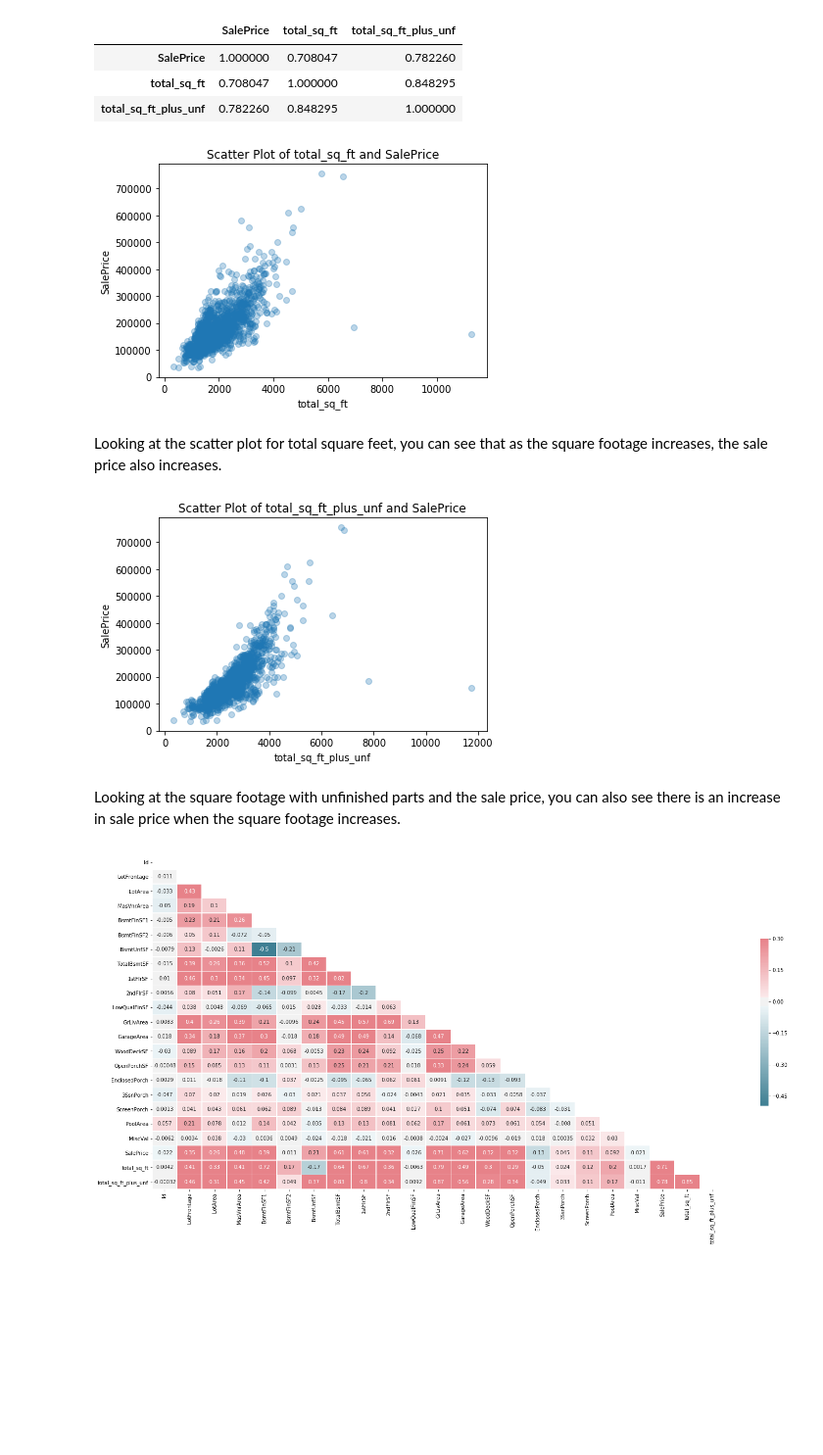
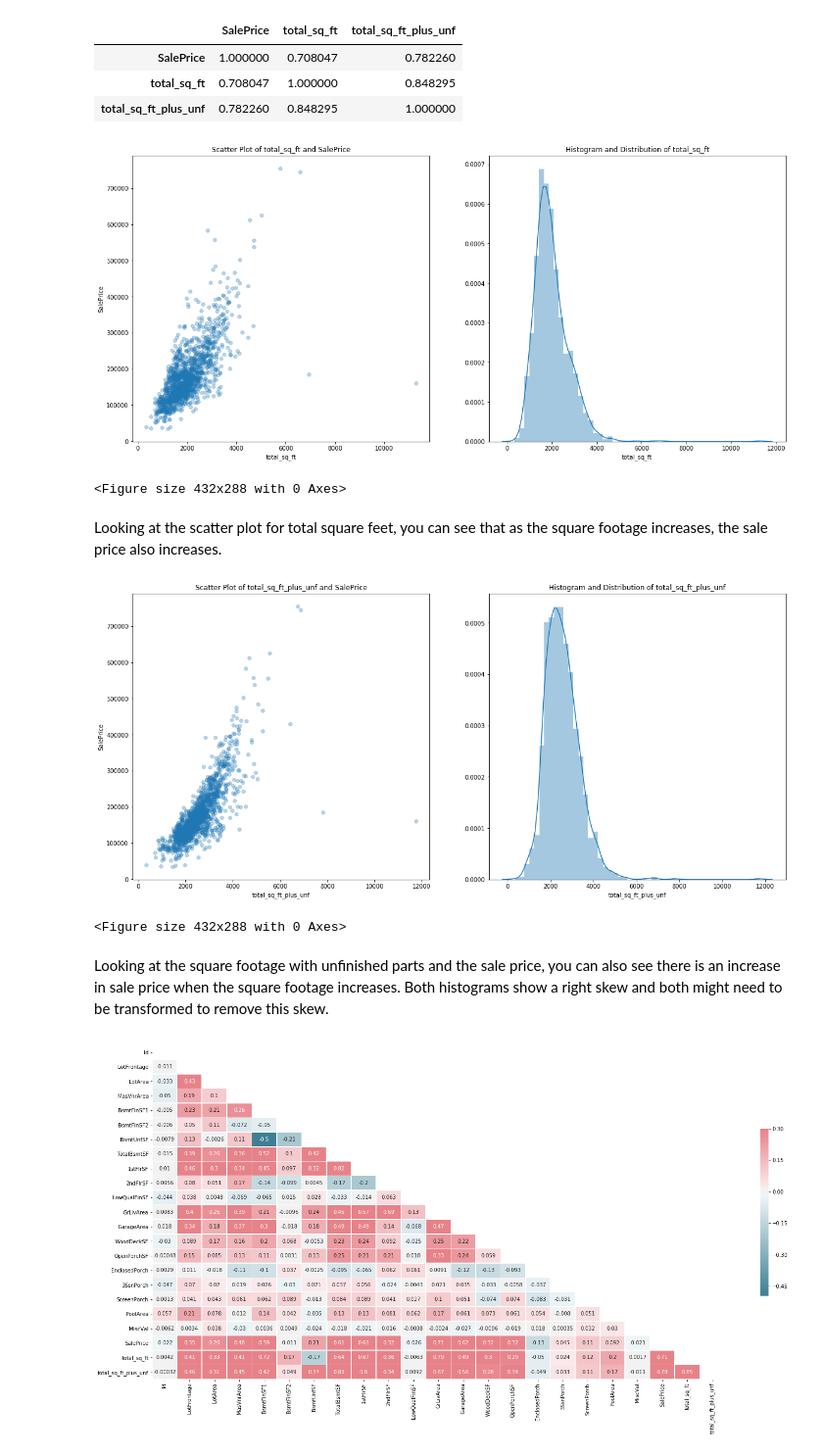
Before and after one commit to matthewcassi/kaggle_competitions, a Jupyter notebook: house_prices/initial_eda.ipynb, the cells around one changed output. Shown at 98% size. Cells and saved outputs as stored; diff of their text form; code cells hidden in the pictures; blank space fills up the shorter version.

```diff
--- a/house_prices/initial_eda.ipynb
+++ b/house_prices/initial_eda.ipynb
@@ -352,17 +352,19 @@ train[['SalePrice','total_sq_ft','total_sq_ft_plus_unf']].corr()
 | total_sq_ft | 0.708047 | 1.000000 | 0.848295 |
 | total_sq_ft_plus_unf | 0.782260 | 0.848295 | 1.000000 |
 # %%
-plot.scatterplot(train,'total_sq_ft','SalePrice')
+plot.scatter_hist(train,'total_sq_ft','SalePrice')
 # %% [output]
-[figure, old version]
+[figure, new version]
+<Figure size 432x288 with 0 Axes>
 # %% [markdown]
 Looking at the scatter plot for total square feet, you can see that as the square footage increases, the sale price also increases.
 # %%
-plot.scatterplot(train,'total_sq_ft_plus_unf','SalePrice')
+plot.scatter_hist(train,'total_sq_ft_plus_unf','SalePrice')
 # %% [output]
-[figure, old version]
+[figure, new version]
+<Figure size 432x288 with 0 Axes>
 # %% [markdown]
-Looking at the square footage with unfinished parts and the sale price, you can also see there is an increase in sale price when the square footage increases.
+Looking at the square footage with unfinished parts and the sale price, you can also see there is an increase in sale price when the square footage increases. Both histograms show a right skew and both might need to be transformed to remove this skew.
 # %%
 nums2 = train.select_dtypes(exclude='category')
 plot.heatmap(nums2)
```
Also changed, not shown: parts of 7 cells of this notebook.
